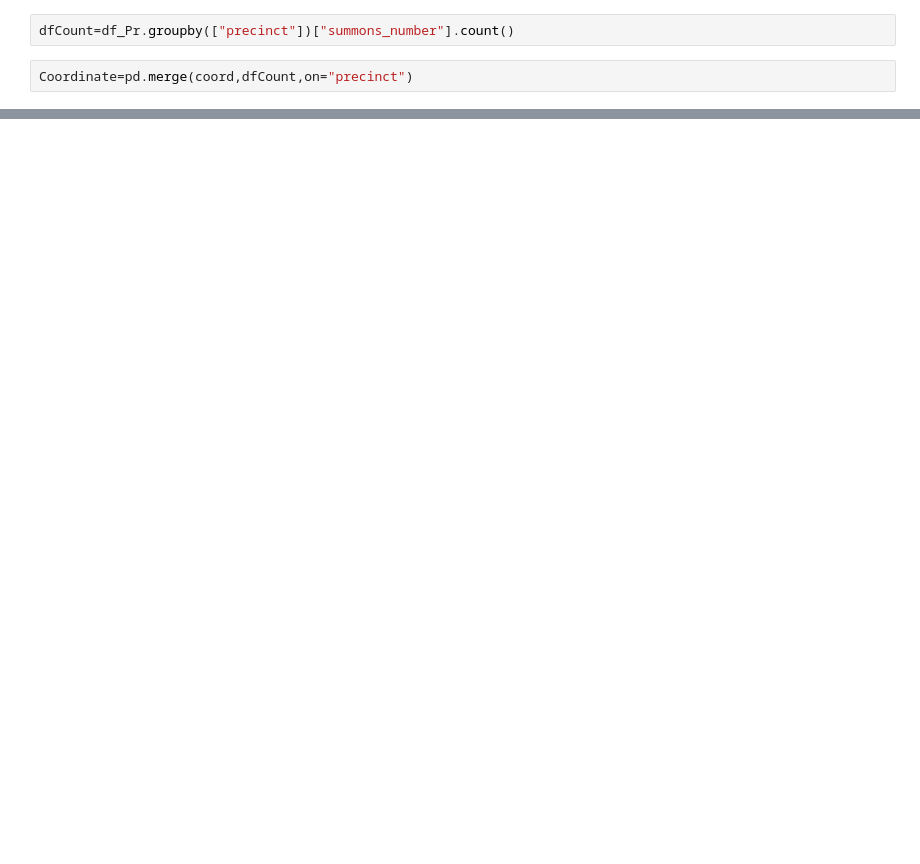
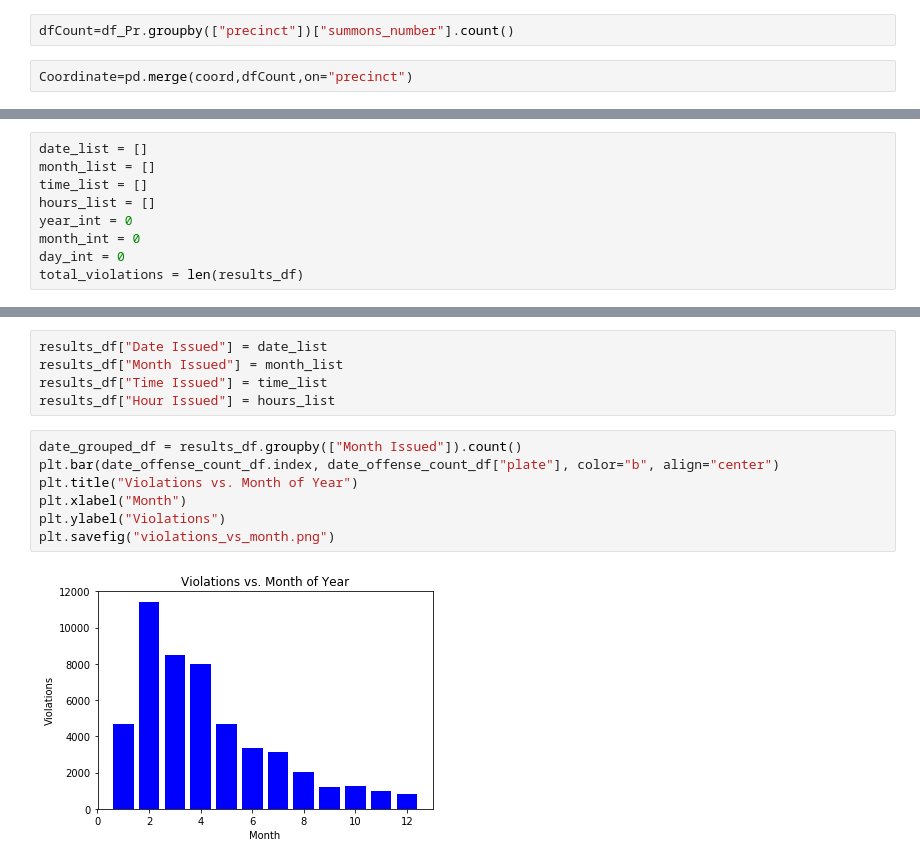
Before and after one commit to jesusbaquiax/github_project_one, a Jupyter notebook: Traffic_Tickets.ipynb, the cells around one changed output, grey strips where cells are left out. Saved outputs shown, nothing was run; the diff lists cells and outputs as text; blank space fills up the shorter version.

```diff
--- a/Traffic_Tickets.ipynb
+++ b/Traffic_Tickets.ipynb
@@ -86,0 +88,9 @@ plt.scatter(x=Coordinate["lon"], y=Coordinate["Lat"], s=Coordinate["summons_numb
+# %%
+date_list = []
+month_list = []
+time_list = []
+hours_list = []
+year_int = 0
+month_int = 0
+day_int = 0
+total_violations = len(results_df)
@@ -86,0 +140,14 @@ plt.scatter(x=Coordinate["lon"], y=Coordinate["Lat"], s=Coordinate["summons_numb
+# %%
+results_df["Date Issued"] = date_list
+results_df["Month Issued"] = month_list
+results_df["Time Issued"] = time_list
+results_df["Hour Issued"] = hours_list
+# %%
+date_grouped_df = results_df.groupby(["Month Issued"]).count()
+plt.bar(date_offense_count_df.index, date_offense_count_df["plate"], color="b", align="center")
+plt.title("Violations vs. Month of Year")
+plt.xlabel("Month")
+plt.ylabel("Violations")
+plt.savefig("violations_vs_month.png")
+# %% [output]
+[figure, added]
```
Also changed, not shown: parts of 12 cells of this notebook.
